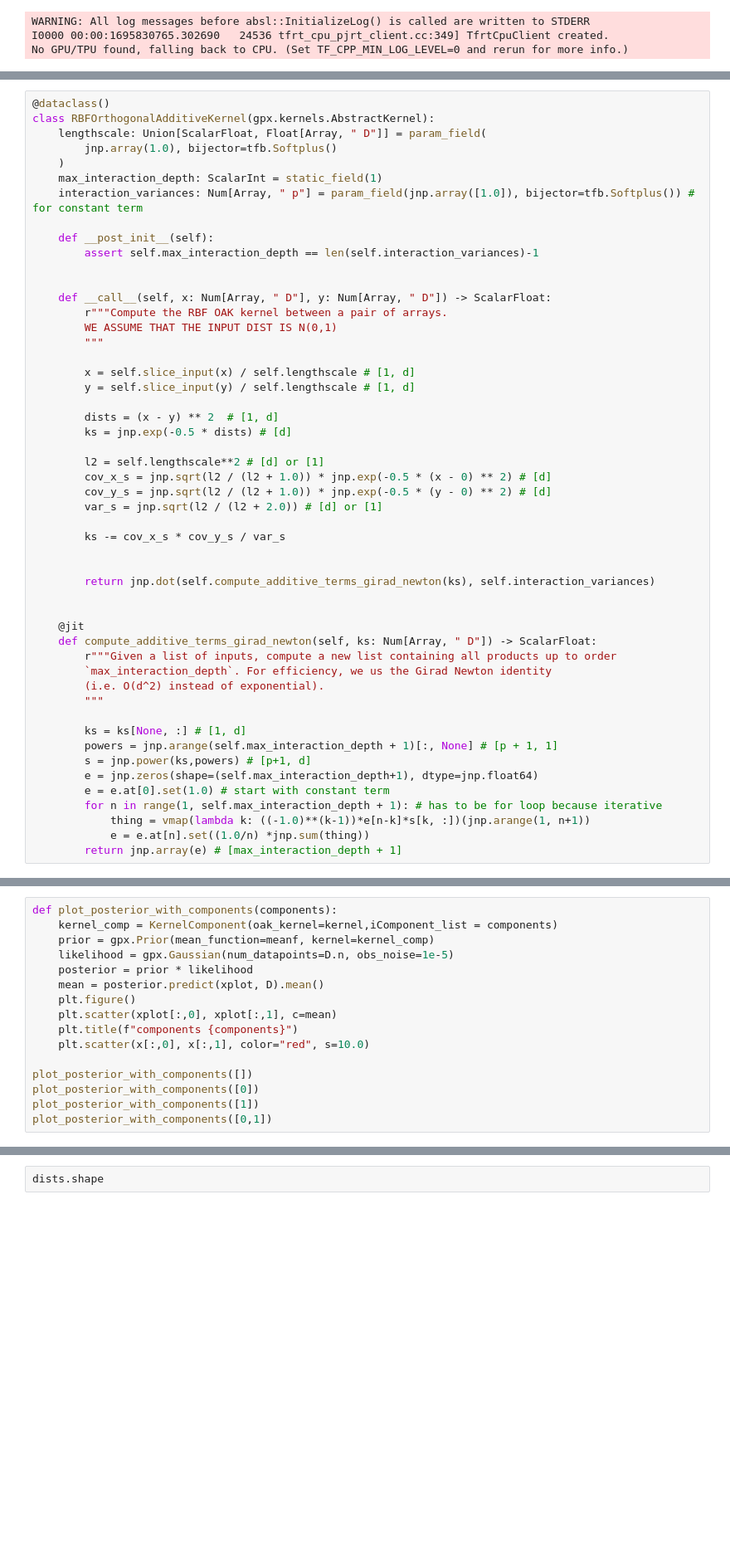
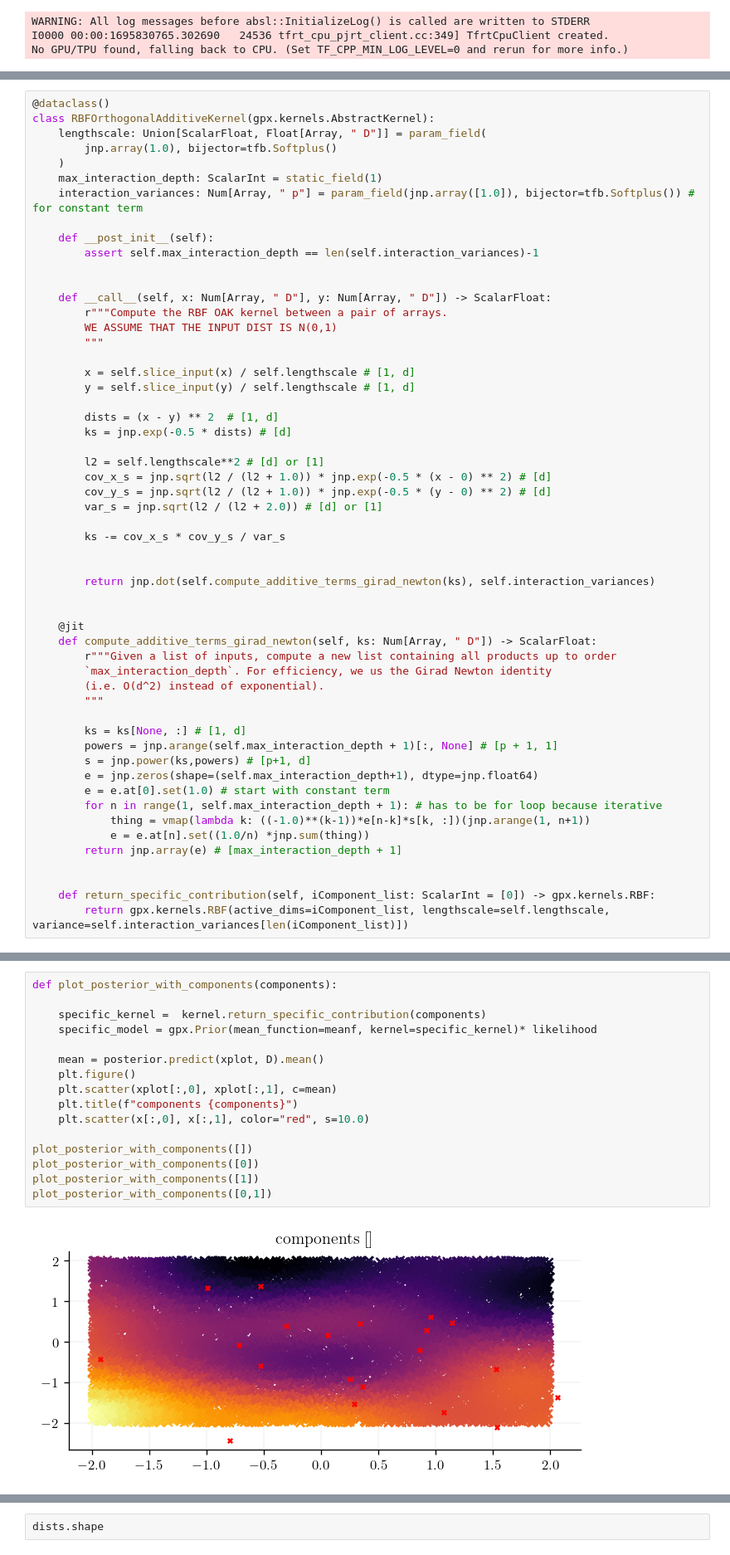
Before and after one commit to JaxGaussianProcesses/GPJax, a Jupyter notebook: docs/examples/OAK.ipynb, the cells around one changed output, grey strips where cells are left out. Shown at 83% size. Drawn from its saved outputs; the diff is of its cells as text; blank space fills up the shorter version.

```diff
--- a/docs/examples/OAK.ipynb
+++ b/docs/examples/OAK.ipynb
@@ -122,6 +122,10 @@ class RBFOrthogonalAdditiveKernel(gpx.kernels.AbstractKernel):
             thing = vmap(lambda k: ((-1.0)**(k-1))*e[n-k]*s[k, :])(jnp.arange(1, n+1))
             e = e.at[n].set((1.0/n) *jnp.sum(thing))
         return jnp.array(e) # [max_interaction_depth + 1]
+
+
+    def return_specific_contribution(self, iComponent_list: ScalarInt = [0]) -> gpx.kernels.RBF:
+        return gpx.kernels.RBF(active_dims=iComponent_list, lengthscale=self.lengthscale, variance=self.interaction_variances[len(iComponent_list)])
 # %%
 kernel = gpx.kernels.RBF(active_dims=[0,1])
 meanf = gpx.mean_functions.Zero()
@@ -231,16 +211,18 @@ AssertionError:
 # %%
 def plot_posterior_with_components(components):
-    kernel_comp = KernelComponent(oak_kernel=kernel,iComponent_list = components)
-    prior = gpx.Prior(mean_function=meanf, kernel=kernel_comp)
-    likelihood = gpx.Gaussian(num_datapoints=D.n, obs_noise=1e-5)
-    posterior = prior * likelihood
+
+    specific_kernel =  kernel.return_specific_contribution(components)
+    specific_model = gpx.Prior(mean_function=meanf, kernel=specific_kernel)* likelihood
+
     mean = posterior.predict(xplot, D).mean()
     plt.figure()
     plt.scatter(xplot[:,0], xplot[:,1], c=mean)
     plt.title(f"components {components}")
     plt.scatter(x[:,0], x[:,1], color="red", s=10.0)
 
 plot_posterior_with_components([])
 plot_posterior_with_components([0])
 plot_posterior_with_components([1])
 plot_posterior_with_components([0,1])
+# %% [output]
+[figure, added]
```
Also changed, not shown: parts of 2 cells of this notebook.
